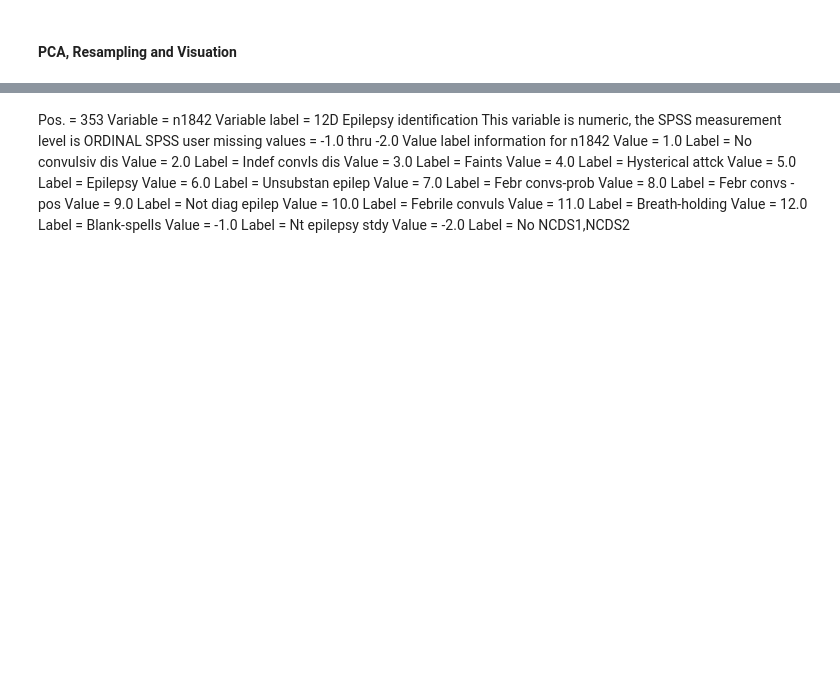
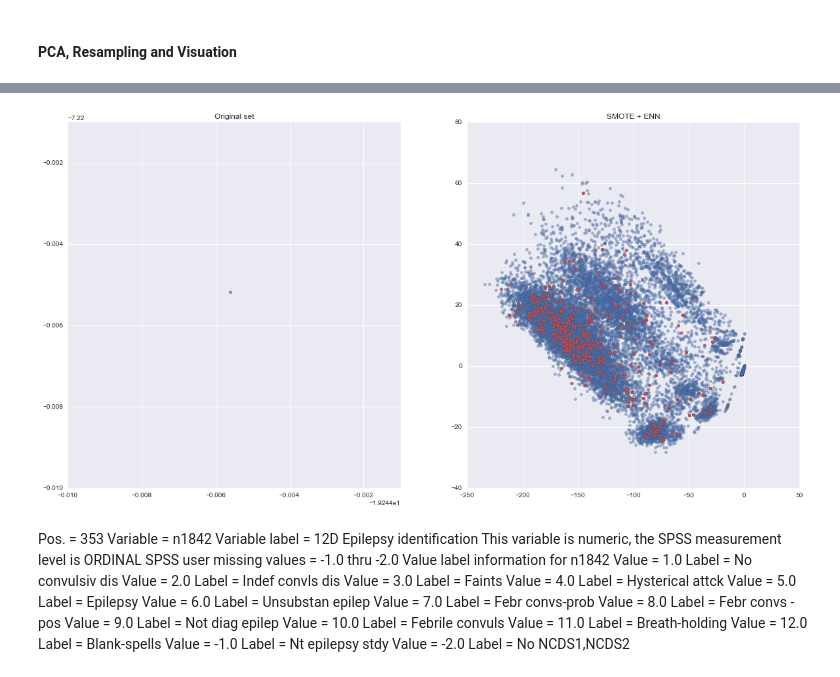
Before and after one commit to SJSBowley/Team6_Kela, a Jupyter notebook: Project.ipynb, the cells around one changed output, grey strips where cells are left out. Cells and saved outputs as stored; diff of their text form; code cells hidden in the pictures; blank space fills up the shorter version.

```diff
--- a/Project.ipynb
+++ b/Project.ipynb
@@ -432,8 +432,6 @@ n1997
 n378
 n379
 n2259
-# %%
-data_main_mapped.drop(mapping_columns.keys(), 1, inplace=True)
 # %%
 data_main_mapped.shape
 # %% [output]
@@ -1077,3 +1047,43 @@ plt.show()
+# %%
+from sklearn import preprocessing
+X_train_2_pre = preprocessing.scale(X_train_2)
+
+# Define some color for the plotting
+almost_black = '#262626'
+palette = sns.color_palette()
+
+# Instanciate a PCA object for the sake of easy visualisation
+pca = PCA(n_components=3)
+# Fit and transform x to visualise inside a 2D feature space
+X_vis = pca.fit_transform(X_train_2_pre)
+
+# Apply Over Sampling
+sm = RandomOverSampler(0.1)
+X_resampled, y_resampled = sm.fit_sample(X_train_2.values, list(y_2))
+X_res_vis = pca.transform(X_resampled)
+
+#fig = plt.figure(figsize=(15, 5))
+# Two subplots, unpack the axes array immediately
+#f, (ax1, ax2) = plt.subplots(1, 2, projection='3d')
+fig, ((ax1, ax2)) =  plt.subplots(1, 2, figsize=(20, 10))
+ax1.scatter(X_vis[y == 0, 0], X_vis[y == 0, 1], label="Class #0", alpha=0.5,
+            edgecolor=almost_black, facecolor=palette[0], linewidth=0.15)
+ax1.scatter(X_vis[y == 1, 0], X_vis[y == 1, 1], label="Class #1", alpha=0.5,
+            edgecolor=almost_black, facecolor=palette[2], linewidth=0.15)
+ax1.set_title('Original set')
+
+
+ax2.scatter(X_res_vis[y_resampled == 0, 0], X_res_vis[y_resampled == 0, 1],
+            label="Class #0", alpha=.5, edgecolor=almost_black,
+            facecolor=palette[0], linewidth=0.15)
+ax2.scatter(X_res_vis[y_resampled == 1, 0], X_res_vis[y_resampled == 1, 1],
+            label="Class #1", alpha=.5, edgecolor=almost_black,
+            facecolor=palette[2], linewidth=0.15)
+ax2.set_title('SMOTE + ENN')
+
+plt.show()
+# %% [output]
+[figure, added]
 # %% [markdown]
 Pos. = 353	Variable = n1842	Variable label = 12D Epilepsy identification
 This variable is  numeric, the SPSS measurement level is ORDINAL
```
Also changed, not shown: parts of 22 cells of this notebook.
